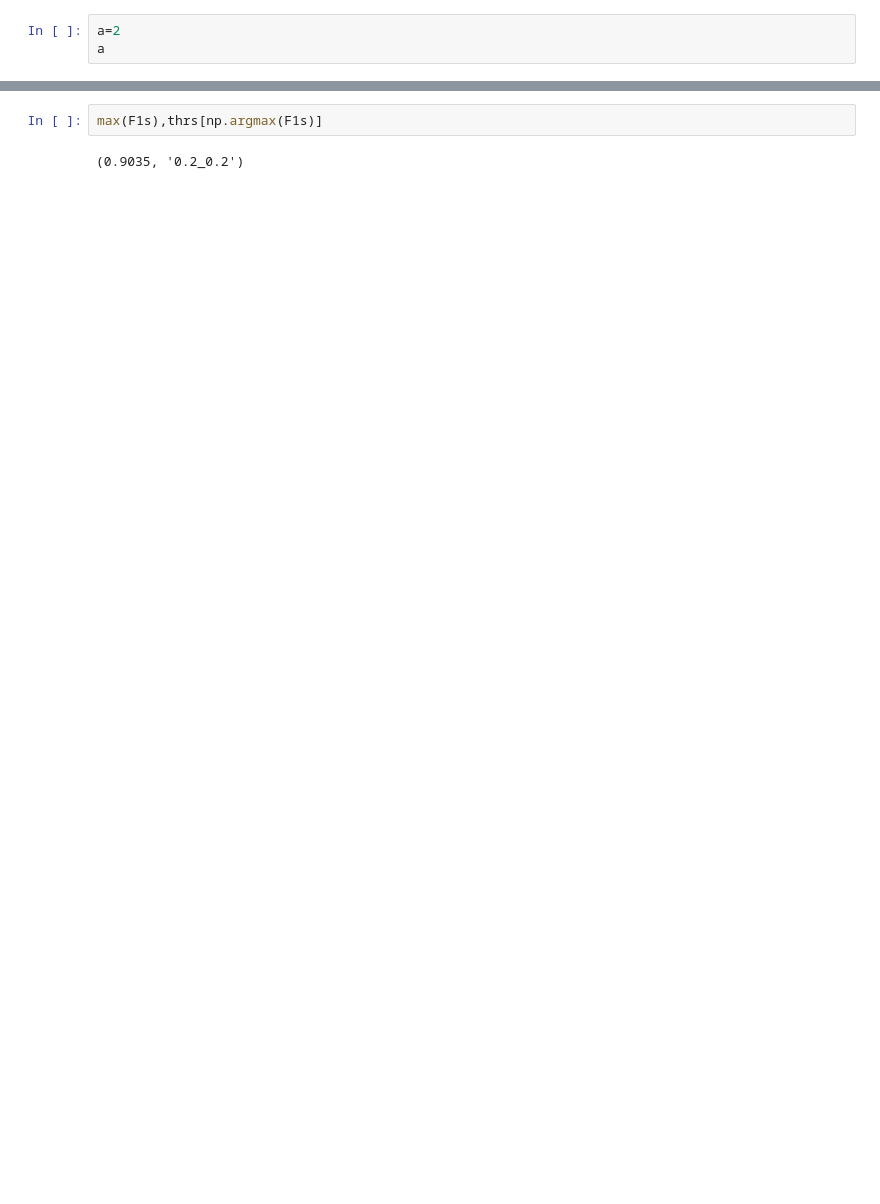
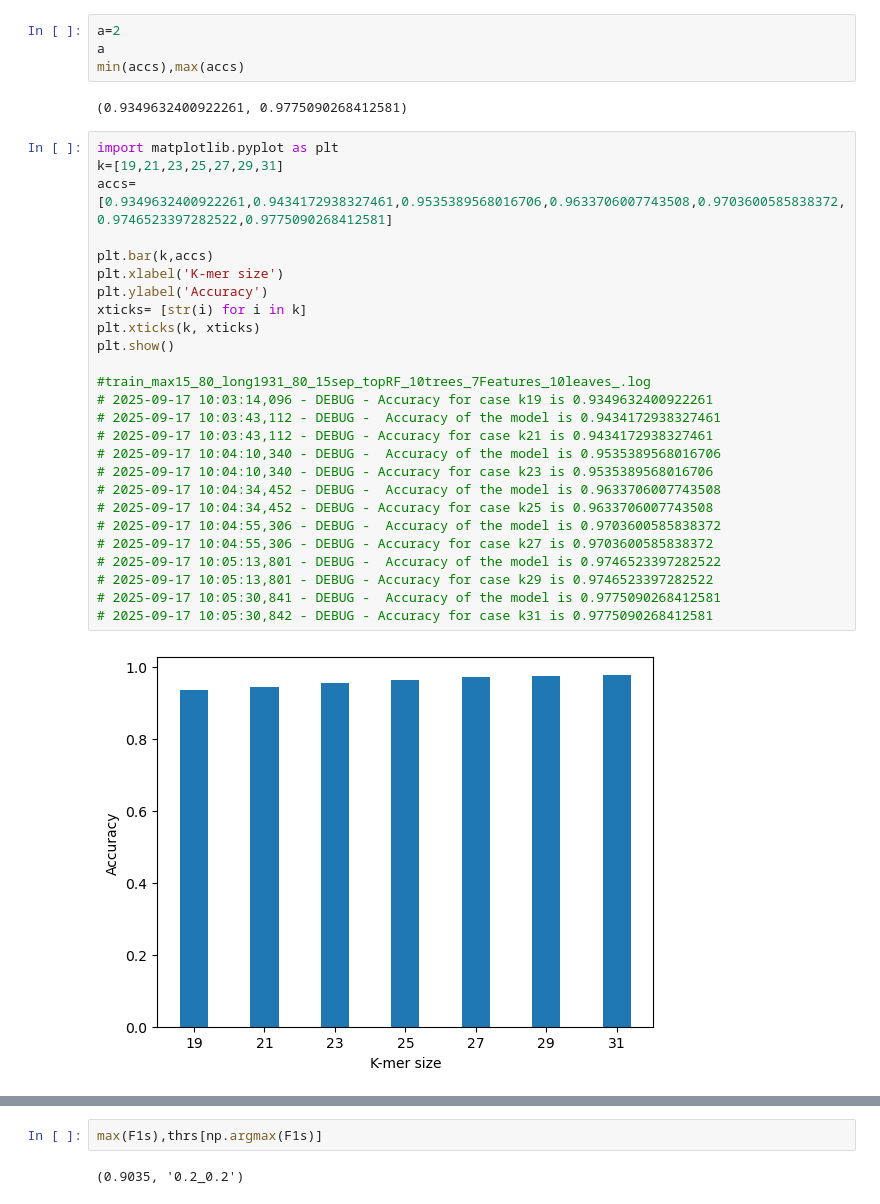
Before and after one commit to sinamajidian/MetaKPick, a Jupyter notebook: utils_notebook/figure_v1a.ipynb, the cells around one changed output, grey strips where cells are left out. Saved outputs shown, nothing was run; the diff lists cells and outputs as text; blank space fills up the shorter version.

```diff
--- a/utils_notebook/figure_v1a.ipynb
+++ b/utils_notebook/figure_v1a.ipynb
@@ -1,6 +1,37 @@
 # %%
 a=2
 a
+min(accs),max(accs)
+# %% [output]
+(0.9349632400922261, 0.9775090268412581)
+# %%
+import matplotlib.pyplot as plt
+k=[19,21,23,25,27,29,31]
+accs=[0.9349632400922261,0.9434172938327461,0.9535389568016706,0.9633706007743508,0.9703600585838372,0.9746523397282522,0.9775090268412581]
+
+plt.bar(k,accs)
+plt.xlabel('K-mer size')
+plt.ylabel('Accuracy')
+xticks= [str(i) for i in k]
+plt.xticks(k, xticks)
+plt.show()
+
+#train_max15_80_long1931_80_15sep_topRF_10trees_7Features_10leaves_.log
+# 2025-09-17 10:03:14,096 - DEBUG - Accuracy for case k19 is 0.9349632400922261
+# 2025-09-17 10:03:43,112 - DEBUG -  Accuracy of the model is 0.9434172938327461
+# 2025-09-17 10:03:43,112 - DEBUG - Accuracy for case k21 is 0.9434172938327461
+# 2025-09-17 10:04:10,340 - DEBUG -  Accuracy of the model is 0.9535389568016706
+# 2025-09-17 10:04:10,340 - DEBUG - Accuracy for case k23 is 0.9535389568016706
+# 2025-09-17 10:04:34,452 - DEBUG -  Accuracy of the model is 0.9633706007743508
+# 2025-09-17 10:04:34,452 - DEBUG - Accuracy for case k25 is 0.9633706007743508
+# 2025-09-17 10:04:55,306 - DEBUG -  Accuracy of the model is 0.9703600585838372
+# 2025-09-17 10:04:55,306 - DEBUG - Accuracy for case k27 is 0.9703600585838372
+# 2025-09-17 10:05:13,801 - DEBUG -  Accuracy of the model is 0.9746523397282522
+# 2025-09-17 10:05:13,801 - DEBUG - Accuracy for case k29 is 0.9746523397282522
+# 2025-09-17 10:05:30,841 - DEBUG -  Accuracy of the model is 0.9775090268412581
+# 2025-09-17 10:05:30,842 - DEBUG - Accuracy for case k31 is 0.9775090268412581
+# %% [output]
+[figure, added]
 # %%
 import os
 folder='../../runs/'
```
Also changed, not shown: parts of 8 cells of this notebook, 1 other file.
